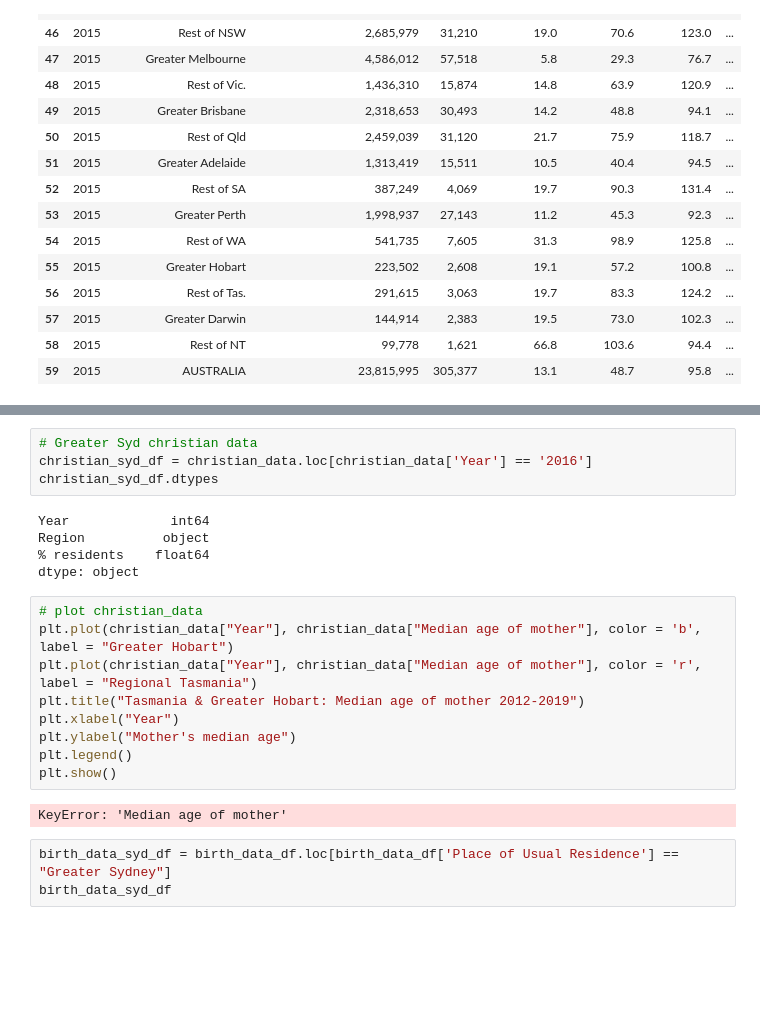
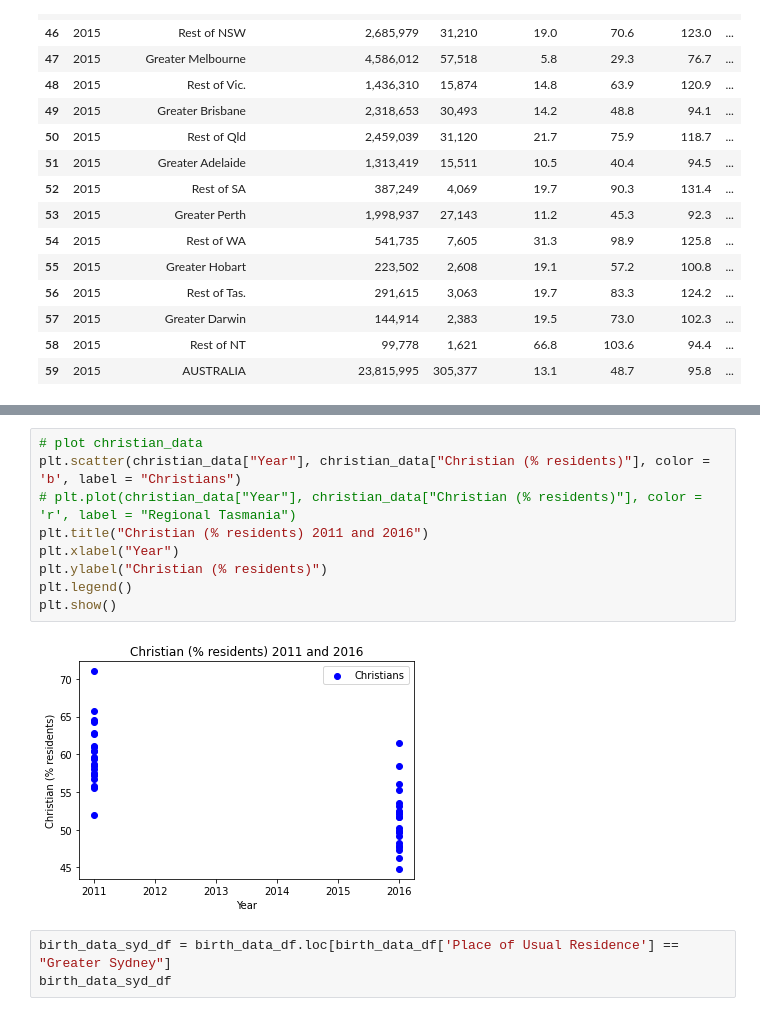
Before and after one commit to NathanJPotter/Team-Project-1, a Jupyter notebook: Project 1.ipynb, the cells around one changed output, grey strips where cells are left out. Saved outputs shown, nothing was run; the diff lists cells and outputs as text; blank space fills up the shorter version.

```diff
--- a/Project 1.ipynb
+++ b/Project 1.ipynb
@@ -638,26 +331,17 @@ christian_data
 | 41 | 2016 | Northern Territory | 47.7 |
 | 42 | 2016 | Greater Darwin | 44.8 |
 | 43 | 2016 | Rest of NT | 52.3 |
-# %%
-# Greater Syd christian data
-christian_syd_df = christian_data.loc[christian_data['Year'] == '2016']
-christian_syd_df.dtypes
-# %% [output]
-Year             int64
-Region          object
-% residents    float64
-dtype: object
 # %%
 # plot christian_data
-plt.plot(christian_data["Year"], christian_data["Median age of mother"], color = 'b', label = "Greater Hobart")
-plt.plot(christian_data["Year"], christian_data["Median age of mother"], color = 'r', label = "Regional Tasmania")
-plt.title("Tasmania & Greater Hobart: Median age of mother 2012-2019")
+plt.scatter(christian_data["Year"], christian_data["Christian (% residents)"], color = 'b', label = "Christians")
+# plt.plot(christian_data["Year"], christian_data["Christian (% residents)"], color = 'r', label = "Regional Tasmania")
+plt.title("Christian (% residents) 2011 and 2016")
 plt.xlabel("Year")
-plt.ylabel("Mother's median age")
+plt.ylabel("Christian (% residents)")
 plt.legend()
 plt.show()
 # %% [output]
-KeyError: 'Median age of mother'
+[figure, added]
 # %%
 birth_data_syd_df = birth_data_df.loc[birth_data_df['Place of Usual Residence'] == "Greater Sydney"]
 birth_data_syd_df
```
Also changed, not shown: parts of 33 cells of this notebook.
